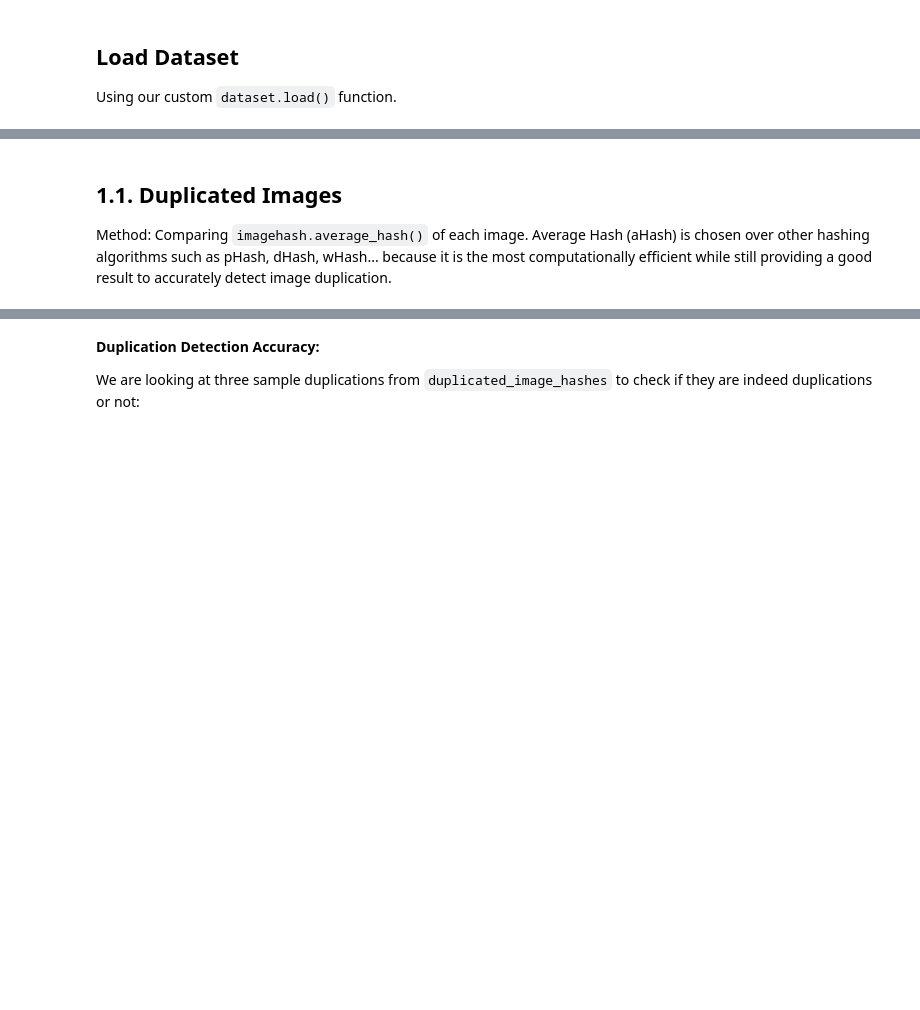
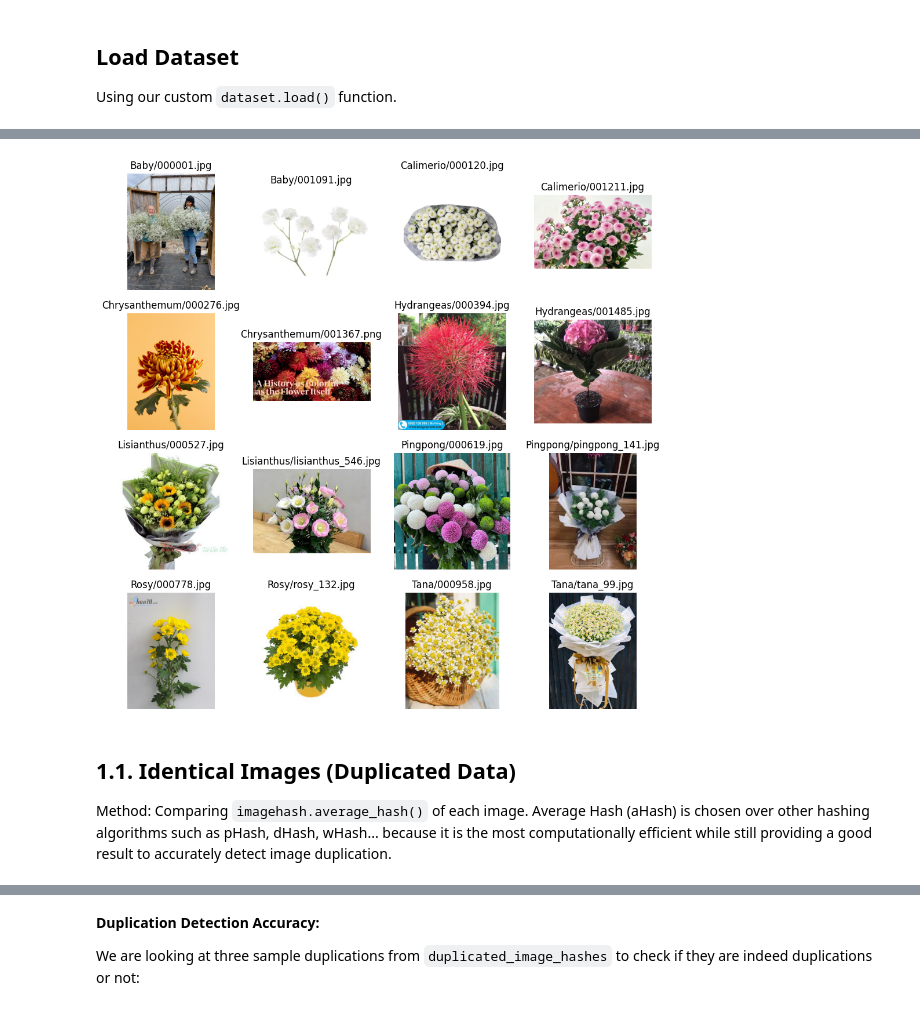
Before and after one commit to miketvo/rmit2023a-cosc2753-assignment2, a Jupyter notebook: notebooks/Step1.EDA.ipynb, the cells around one changed output, grey strips where cells are left out. Cells and saved outputs as stored; diff of their text form; code cells hidden in the pictures; blank space fills up the shorter version.

```diff
--- a/notebooks/Step1.EDA.ipynb
+++ b/notebooks/Step1.EDA.ipynb
@@ -57,7 +103,9 @@ df_raw.sample(n=42, random_state=42)
 # %%
-data_plot_16samples(df_raw, to_file='images/EDA-RawDataset-16Samples.png')
+data_plot_16samples('../data/raw/', df_raw, to_file='images/EDA-RawDataset-16Samples.png')
+# %% [output]
+[figure, added]
 # %% [markdown]
-## 1.1. Duplicated Images
+## 1.1. Identical Images (Duplicated Data)
 
 Method: Comparing `imagehash.average_hash()` of each image. Average Hash (aHash) is chosen over other hashing algorithms such as pHash, dHash, wHash... because it is the most computationally efficient while still providing a good result to accurately detect image duplication.
 # %%
```
Also changed, not shown: parts of 8 cells of this notebook, 5 other files.
